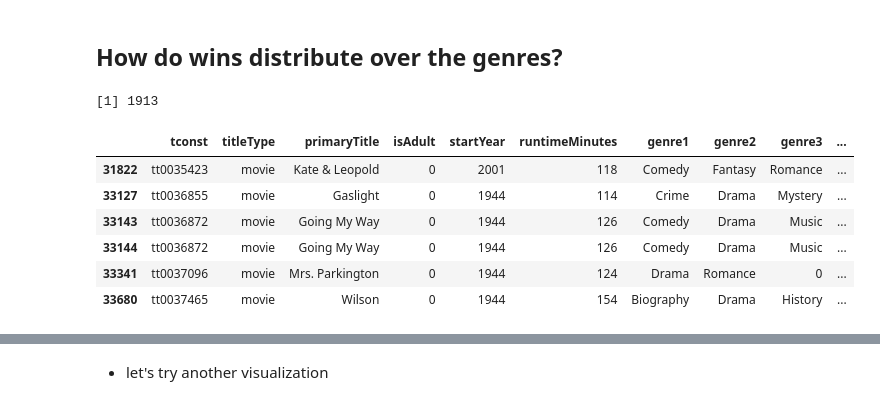
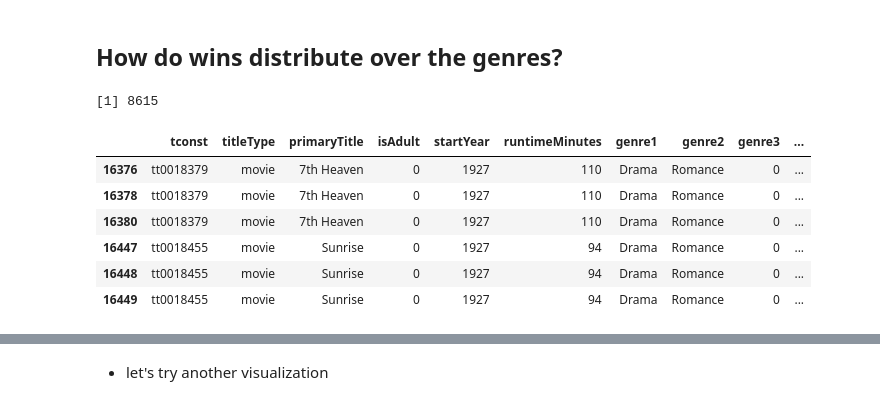
Before and after one commit to fsbarros98/IMDb_analysis, a Jupyter notebook: src/05.1_hypothesis_success_people_awards_FB.ipynb, the cells around one changed output, grey strips where cells are left out. Drawn from its saved outputs; the diff is of its cells as text; code cells hidden in the pictures.

```diff
--- a/src/05.1_hypothesis_success_people_awards_FB.ipynb
+++ b/src/05.1_hypothesis_success_people_awards_FB.ipynb
@@ -92,0 +115,6 @@ colnames(clean_golden) = c("startYear","category_gg","nominee","film","win_gg")
+# %%
+clean_oscars$ceremony = NULL
+clean_oscars$winner = as.integer(as.logical(clean_oscars$winner))
+unique(clean_oscars$winner)
+colnames(clean_oscars) = c("startYear","year_cerimony_oscars","category_oscars","name","primaryTitle","win_oscars")
+head(clean_oscars)
@@ -92,0 +130,6 @@ colnames(clean_golden) = c("startYear","category_gg","nominee","film","win_gg")
+# %%
+#remove instances with no primaryTitle
+nrow(clean_oscars[clean_oscars$primaryTitle=='',])
+clean_oscars = clean_oscars[clean_oscars$primaryTitle != '',]
+nrow(clean_oscars[clean_oscars$primaryTitle=='',])
+nrow(clean_oscars[clean_oscars$primaryTitle=='//N',])
@@ -243,7 +325,9 @@ titlebasics_emmys = left_join(title_basics,clean_emmy,by=c("primaryTitle","start
 # %%
 titlebasics_emmys_ggfilms = left_join(titlebasics_emmys,clean_gg_films,by=c("primaryTitle","startYear"))
 # %%
-titlebasics_awards = left_join(titlebasics_emmys_ggfilms,clean_gg_people,by=c("primaryTitle","startYear"))
+titlebasics_emmys_ggfilms_ggpeople = left_join(titlebasics_emmys_ggfilms,clean_gg_people,by=c("primaryTitle","startYear"))
+# %%
+titlebasics_awards = left_join(titlebasics_emmys_ggfilms_ggpeople,clean_oscars,by=c("primaryTitle","startYear"))
 # %%
 #verify correspondences
 #emmys
@@ -452,18 +582,18 @@ ggsave(plot=plot_dist,file="distribution_ratings_nominations_awards.png",width=1
 # %%
 genres_experiments = title_awards_ratings
 # %%
-genres_winnings = genres_experiments[which(genres_experiments$win_emmy == 1 | genres_experiments$win_gg_film == 1| genres_experiments$win_gg_people == 1),]
+genres_winnings = genres_experiments[which(genres_experiments$win_emmy == 1 | genres_experiments$win_gg_film == 1| genres_experiments$win_gg_people == 1 | genres_experiments$win_oscars ==1),]
 nrow(genres_winnings)
 head(genres_winnings)
 # %% [output]
-[1] 1913
+[1] 8615
 |  | tconst | titleType | primaryTitle | isAdult | startYear | runtimeMinutes | genre1 | genre2 | genre3 | ... |
-| 31822 | tt0035423 | movie | Kate & Leopold | 0 | 2001 | 118 | Comedy | Fantasy | Romance | ... |
-| 33127 | tt0036855 | movie | Gaslight | 0 | 1944 | 114 | Crime | Drama | Mystery | ... |
-| 33143 | tt0036872 | movie | Going My Way | 0 | 1944 | 126 | Comedy | Drama | Music | ... |
-| 33144 | tt0036872 | movie | Going My Way | 0 | 1944 | 126 | Comedy | Drama | Music | ... |
-| 33341 | tt0037096 | movie | Mrs. Parkington | 0 | 1944 | 124 | Drama | Romance | 0 | ... |
-| 33680 | tt0037465 | movie | Wilson | 0 | 1944 | 154 | Biography | Drama | History | ... |
+| 16376 | tt0018379 | movie | 7th Heaven | 0 | 1927 | 110 | Drama | Romance | 0 | ... |
+| 16378 | tt0018379 | movie | 7th Heaven | 0 | 1927 | 110 | Drama | Romance | 0 | ... |
+| 16380 | tt0018379 | movie | 7th Heaven | 0 | 1927 | 110 | Drama | Romance | 0 | ... |
+| 16447 | tt0018455 | movie | Sunrise | 0 | 1927 | 94 | Drama | Romance | 0 | ... |
+| 16448 | tt0018455 | movie | Sunrise | 0 | 1927 | 94 | Drama | Romance | 0 | ... |
+| 16449 | tt0018455 | movie | Sunrise | 0 | 1927 | 94 | Drama | Romance | 0 | ... |
 # %%
 #let's separate into 1 genre only, 2 genre and 3 genre
 # %%
```
Also changed, not shown: parts of 69 cells of this notebook, 22 other files.
